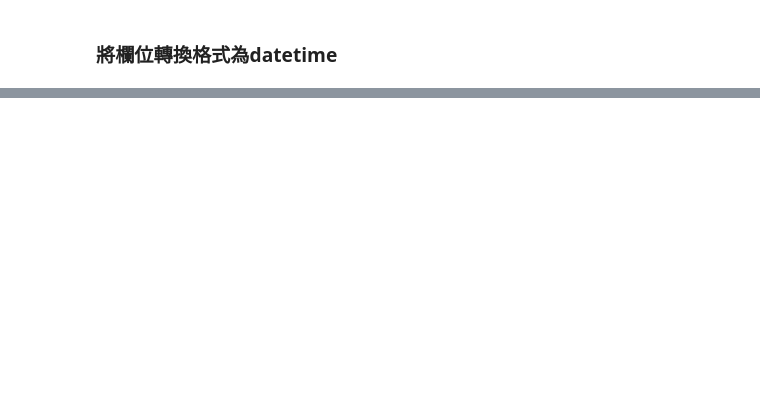
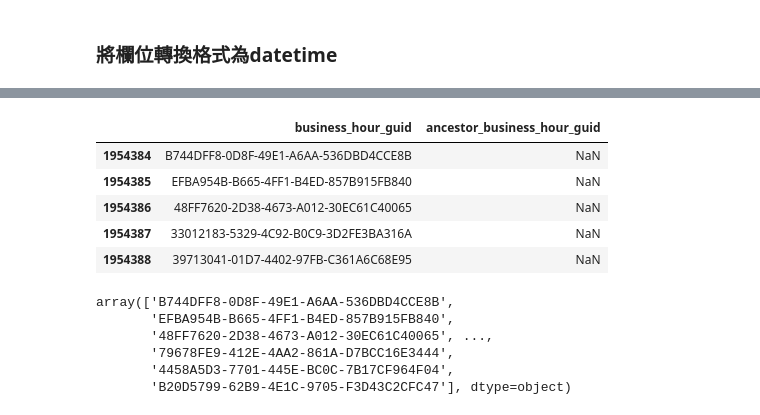
Before and after one commit to hwangching/BDSE_Avengers, a Jupyter notebook: return_prediction/17Life/Category Purchase_test.ipynb, the cells around one changed output, grey strips where cells are left out. Cells and saved outputs as stored; diff of their text form; code cells hidden in the pictures; blank space fills up the shorter version.

```diff
--- a/return_prediction/17Life/Category Purchase_test.ipynb
+++ b/return_prediction/17Life/Category Purchase_test.ipynb
@@ -200,0 +204,19 @@ tempdf1
+# %%
+tempdfNaN=tempdf[tempdf.ancestor_business_hour_guid.isnull()==True]
+tempdfNaN.head()
+# %% [output]
+|  | business_hour_guid | ancestor_business_hour_guid |
+| 1954384 | B744DFF8-0D8F-49E1-A6AA-536DBD4CCE8B | NaN |
+| 1954385 | EFBA954B-B665-4FF1-B4ED-857B915FB840 | NaN |
+| 1954386 | 48FF7620-2D38-4673-A012-30EC61C40065 | NaN |
+| 1954387 | 33012183-5329-4C92-B0C9-3D2FE3BA316A | NaN |
+| 1954388 | 39713041-01D7-4402-97FB-C361A6C68E95 | NaN |
+# %%
+tempdfNaN.business_hour_guid.unique()
+# %% [output]
+array(['B744DFF8-0D8F-49E1-A6AA-536DBD4CCE8B',
+       'EFBA954B-B665-4FF1-B4ED-857B915FB840',
+       '48FF7620-2D38-4673-A012-30EC61C40065', ...,
+       '79678FE9-412E-4AA2-861A-D7BCC16E3444',
+       '4458A5D3-7701-445E-BC0C-7B17CF964F04',
+       'B20D5799-62B9-4E1C-9705-F3D43C2CFC47'], dtype=object)
```
Also changed, not shown: parts of 36 cells of this notebook.
